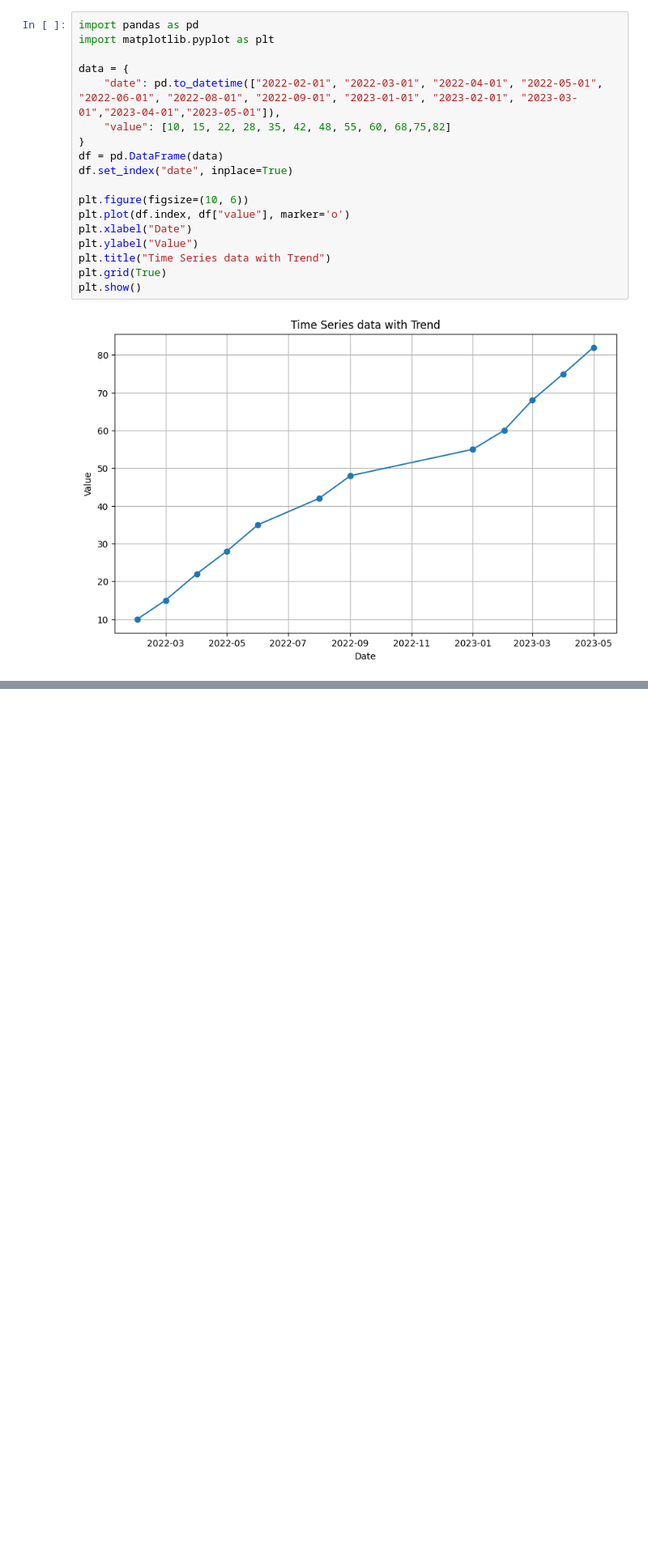
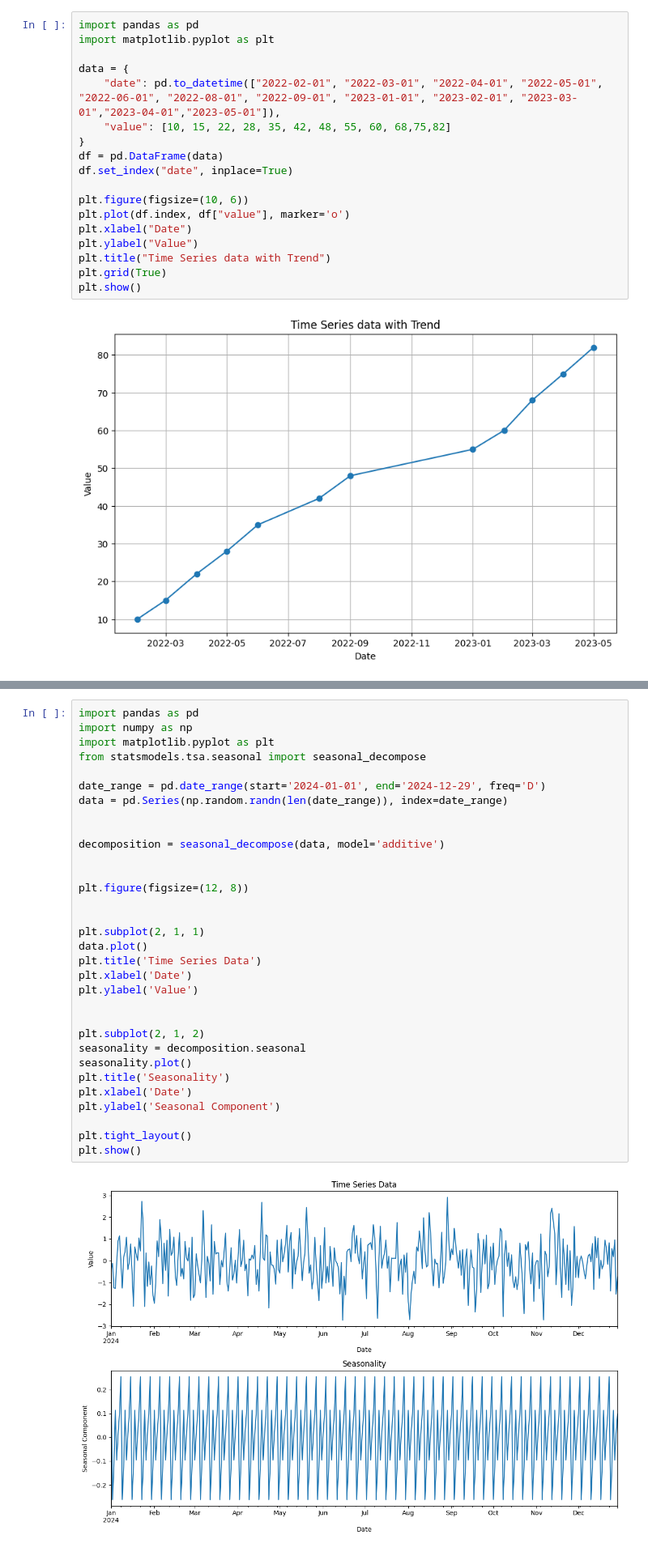
Before and after one commit to sid-0837/siddharth, a Jupyter notebook: time_series_data_trend_analysis.ipynb, the cells around one changed output, grey strips where cells are left out. Shown at 81% size. Cells and saved outputs as stored; diff of their text form; blank space fills up the shorter version.

```diff
--- a/time_series_data_trend_analysis.ipynb
+++ b/time_series_data_trend_analysis.ipynb
@@ -22,0 +123,34 @@ plt.show()
+# %%
+import pandas as pd
+import numpy as np
+import matplotlib.pyplot as plt
+from statsmodels.tsa.seasonal import seasonal_decompose
+
+date_range = pd.date_range(start='2024-01-01', end='2024-12-29', freq='D')
+data = pd.Series(np.random.randn(len(date_range)), index=date_range)
+
+
+decomposition = seasonal_decompose(data, model='additive')
+
+
+plt.figure(figsize=(12, 8))
+
+
+plt.subplot(2, 1, 1)
+data.plot()
+plt.title('Time Series Data')
+plt.xlabel('Date')
+plt.ylabel('Value')
+
+
+plt.subplot(2, 1, 2)
+seasonality = decomposition.seasonal
+seasonality.plot()
+plt.title('Seasonality')
+plt.xlabel('Date')
+plt.ylabel('Seasonal Component')
+
+plt.tight_layout()
+plt.show()
+# %% [output]
+[figure, added]
```
Also changed, not shown: parts of 7 cells of this notebook.
